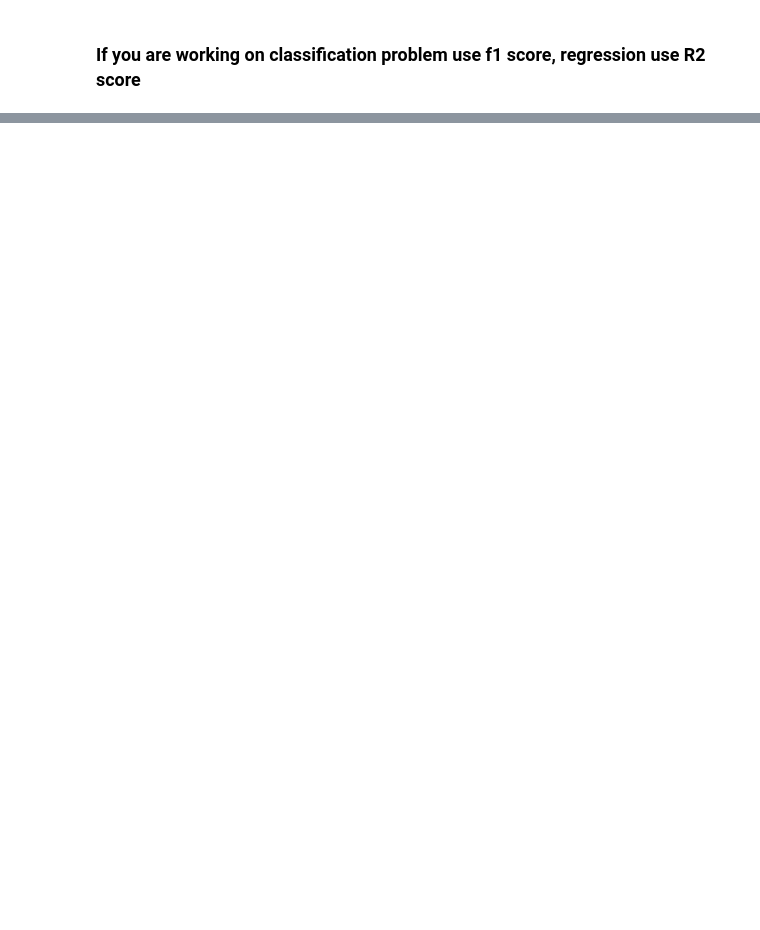
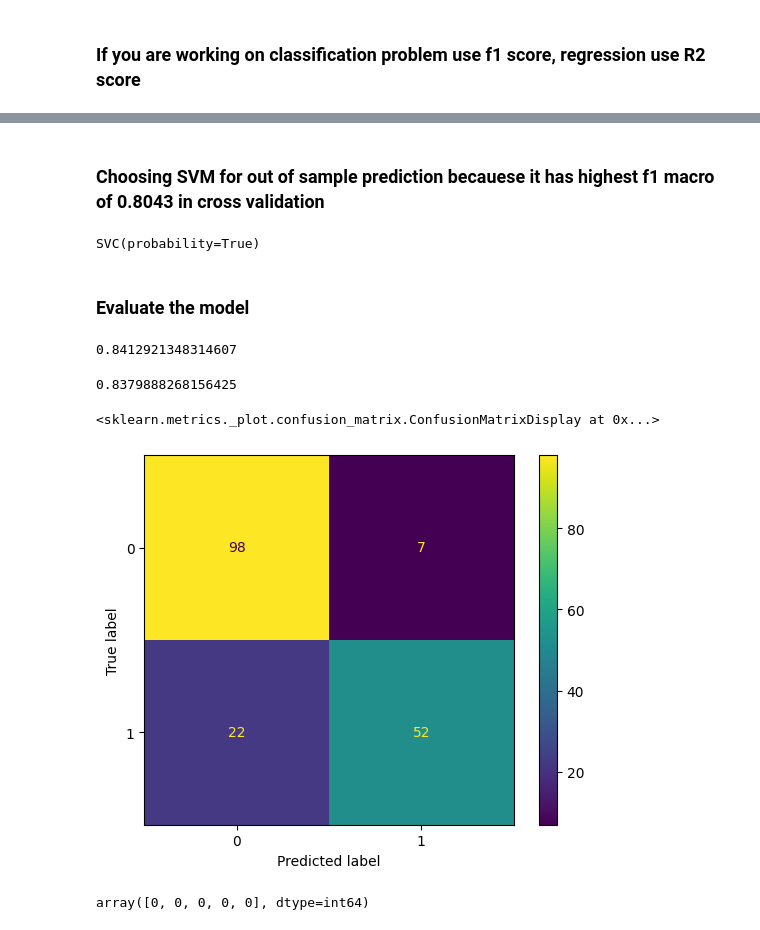
Before and after one commit to AdarshP383/Machine-Learning, a Jupyter notebook: Algorthim/algo.ipynb, the cells around one changed output, grey strips where cells are left out. Saved outputs shown, nothing was run; the diff lists cells and outputs as text; code cells hidden in the pictures; blank space fills up the shorter version.

```diff
--- a/Algorthim/algo.ipynb
+++ b/Algorthim/algo.ipynb
@@ -256,24 +256,24 @@ test_scores = []
 cv_scores = []
 for name, model in dct.items():
     # Fit the model on train data
-    model.fit(xtrain, ytrain)
+    model.fit(xtrain.values, ytrain.values)
     # Predict the results for train and test
-    ypred_train = model.predict(xtrain)
-    ypred_test = model.predict(xtest)
-    # Get the f1 macro socres in train and test
+    ypred_train = model.predict(xtrain.values)
+    ypred_test = model.predict(xtest.values)
+    # Get the f1 macro score in train and test
     f1_train = f1_score(ytrain, ypred_train, average="macro")
     f1_test = f1_score(ytest, ypred_test, average="macro")
-    # Calculate corss validated score
-    scores = cross_val_score (model, xtrain, ytrain, cv=5, scoring='f1_macro')
+    # Calculate cross validated score
+    scores = cross_val_score(model, xtrain.values, ytrain.values, cv=5, scoring="f1_macro")
     cv = scores.mean()
-    # Append all values in list
+    # Append all the values in list
     train_scores.append(f1_train)
     test_scores.append(f1_test)
     cv_scores.append(cv)
     # Print above results
-    print(f'Model Name : {name}\n')
+    print(f"Model Name : {name}\n")
     print(f"F1 Train : {f1_train:.4f}")
     print(f"F1 Test : {f1_test:.4f}")
-    print (f"5 Fold Cross Validated F1 : {cv:.4f}")
-    print ('\n ==============================================\n')
+    print(f"5 Fold Cross validated F1 : {cv:.4f}")
+    print('\n========================================================\n')
 # %% [output]
@@ -280,0 +329,23 @@ ValueError: Classification metrics can't handle a mix of binary and continuous t
+# %% [markdown]
+### Choosing SVM for out of sample prediction becauese it has highest f1 macro of 0.8043 in cross validation
+# %%
+best_model = SVC(probability=True)
+best_model.fit(xtrain, ytrain)
+# %% [output]
+SVC(probability=True)
+# %% [markdown]
+### Evaluate the model
+# %%
+best_model.score(xtrain, ytrain)
+# %% [output]
+0.8412921348314607
+# %%
+best_model.score(xtest, ytest)
+# %% [output]
+0.8379888268156425
+# %%
+from sklearn.metrics import ConfusionMatrixDisplay
+ConfusionMatrixDisplay.from_estimator(best_model, xtest, ytest)
+# %% [output]
+<sklearn.metrics._plot.confusion_matrix.ConfusionMatrixDisplay at 0x...>
+[figure, added]
@@ -280,0 +354,4 @@ ValueError: Classification metrics can't handle a mix of binary and continuous t
+# %%
+ypred_test[0:5]
+# %% [output]
+array([0, 0, 0, 0, 0], dtype=int64)
```
Also changed, not shown: parts of 32 cells of this notebook, 1 other file.
